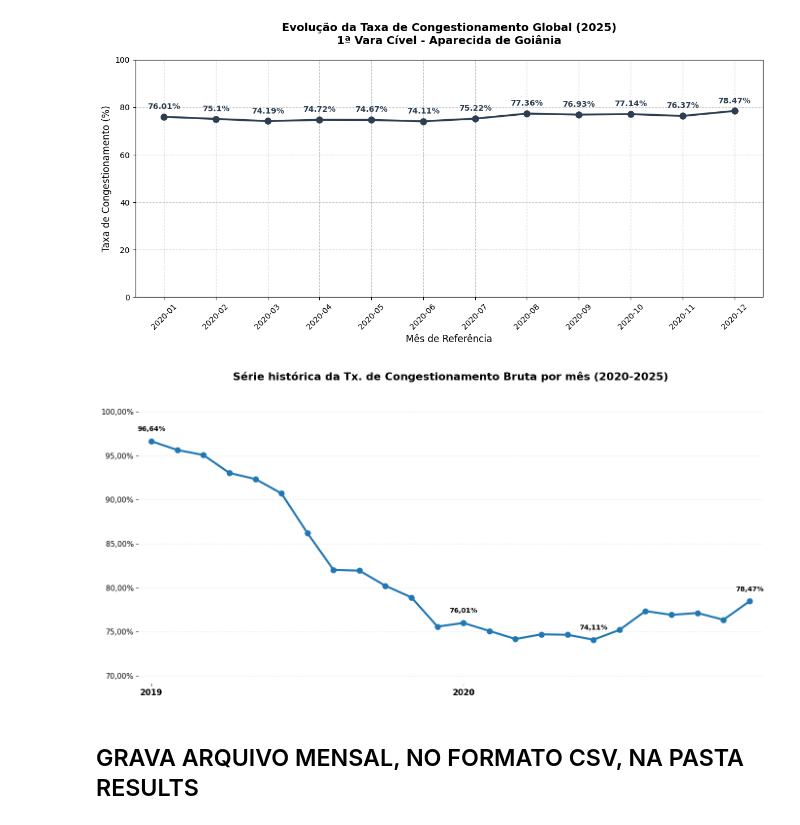
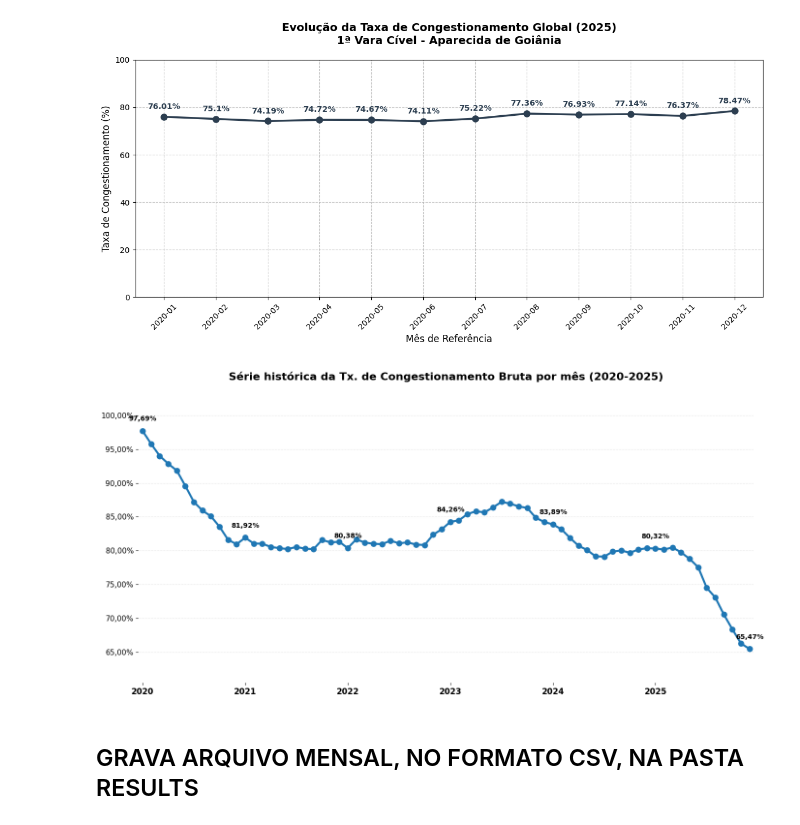
Before and after one commit to dvjuliocesar/TJGO_Projeto7_TxCongGeral, a Jupyter notebook: tx_cong_mensal.ipynb, the cells around one changed output. Saved outputs shown, nothing was run; the diff lists cells and outputs as text; code cells hidden in the pictures.

```diff
--- a/tx_cong_mensal.ipynb
+++ b/tx_cong_mensal.ipynb
@@ -92,7 +92,7 @@ df_limpo = df[
         (df['ano_distribuicao'] <= ANO)
     ) &
     (
-        (df['ano_baixa'] >= 2024) & (df['ano_baixa'] <= ANO) |
+        (df['ano_baixa'] >= 2020) & (df['ano_baixa'] <= ANO) |
         (df['ano_baixa'].isna())
     )
 ].copy()
@@ -118,12 +118,12 @@ if len(df) > len(df_limpo):
     dist_maior_ANO = df[df['ano_distribuicao'] > ANO]
     dist_nula = df[df['ano_distribuicao'].isna()]
     baixa_maior_ANO = df[df['ano_baixa'] > ANO]
-    baixa_menor_2019 = df[df['ano_baixa'] < 2019]
+    baixa_menor_2020 = df[df['ano_baixa'] < 2020]
 
     print(f"- data_distribuicao > {ANO}: {len(dist_maior_ANO)} registros")
     print(f"- data_distribuicao NULA: {len(dist_nula)} registros")
     print(f"- data_baixa > {ANO}: {len(baixa_maior_ANO)} registros")
-    print(f"- data_baixa < 2019: {len(baixa_menor_2019)} registros")
+    print(f"- data_baixa < 2020: {len(baixa_menor_2020)} registros")
 
     # Intersecção (ambos > ANO)
     ambos_maior_ANO = df[(df['ano_distribuicao'] > ANO) & (df['ano_baixa'] > ANO)]
@@ -431,8 +431,8 @@ import matplotlib.pyplot as plt
 filtro = (
     (df_global_mensal['comarca'] == 'APARECIDA DE GOIÂNIA') &
     (df_global_mensal['serventia'] == '1ª Vara Cível') &
-    (df_global_mensal['mes_ref'].dt.year >= 2019) &
-    (df_global_mensal['mes_ref'].dt.year <= 2020)
+    (df_global_mensal['mes_ref'].dt.year >= 2020) &
+    (df_global_mensal['mes_ref'].dt.year <= 2025)
 )
 
 df_plot = df_global_mensal[filtro].copy()
@@ -472,34 +472,34 @@ ax.yaxis.grid(True, linestyle=':', alpha=0.5)
 
 # 5) Data Labels Estratégicos (Início do ano, Pico, Vale e Atual)
 for i, valor in enumerate(y):
     # Rótulo se for Janeiro, o último mês, o maior ou o menor valor
     if "-01" in x[i] or i == len(y)-1 or valor == max(y) or valor == min(y):
         ax.annotate(f'{str(valor).replace(".", ",")}%',
                     (x[i], y[i]),
                     textcoords="offset points",
                     xytext=(0, 15),
                     ha='center',
                     fontsize=10,
                     fontweight='bold')
 
 # 6) Ajuste Fino do Eixo X (Apenas os Anos)
 ticks_pos = []
 ticks_labels = []
 for i, mes in enumerate(x):
     if "-01" in mes: # Identifica Janeiro para marcar o ano
         ticks_pos.append(i)
         ticks_labels.append(mes.split("-")[0])
 
 ax.set_xticks(ticks_pos)
 ax.set_xticklabels(ticks_labels, fontweight='bold', fontsize=12)
 
 # Garante que o gráfico não tenha espaços vazios nas pontas
 ax.set_xlim(-0.5, len(x)-0.5)
 
 plt.tight_layout()
 plt.show()
 # %% [output]
-[figure, old version]
+[figure, new version]
 # %% [markdown]
 ## GRAVA ARQUIVO MENSAL, NO FORMATO CSV, NA PASTA RESULTS
 # %%
```
Also changed, not shown: parts of 2 cells of this notebook.
